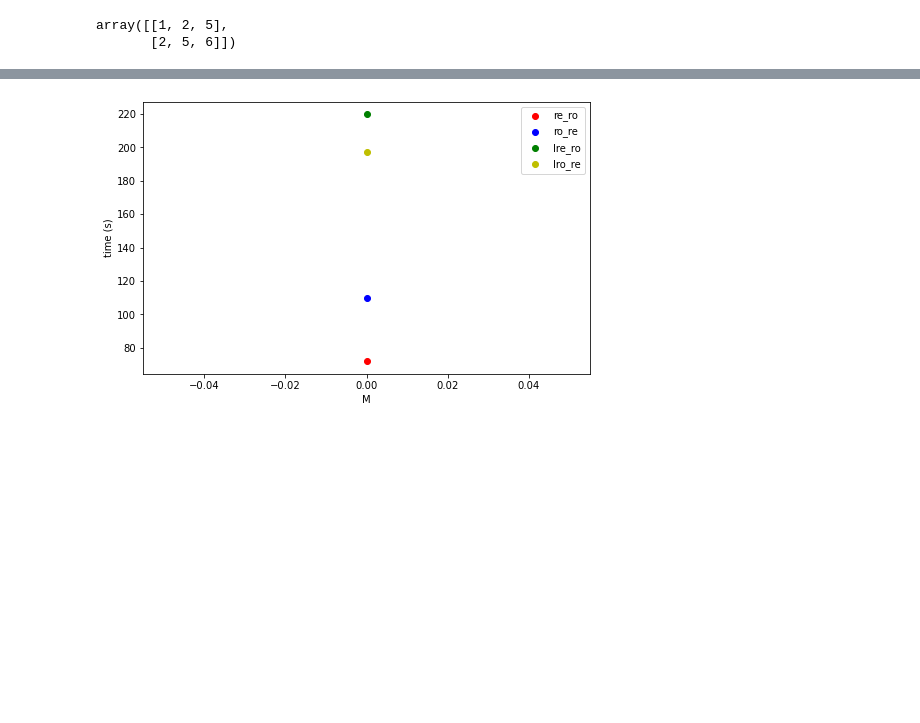
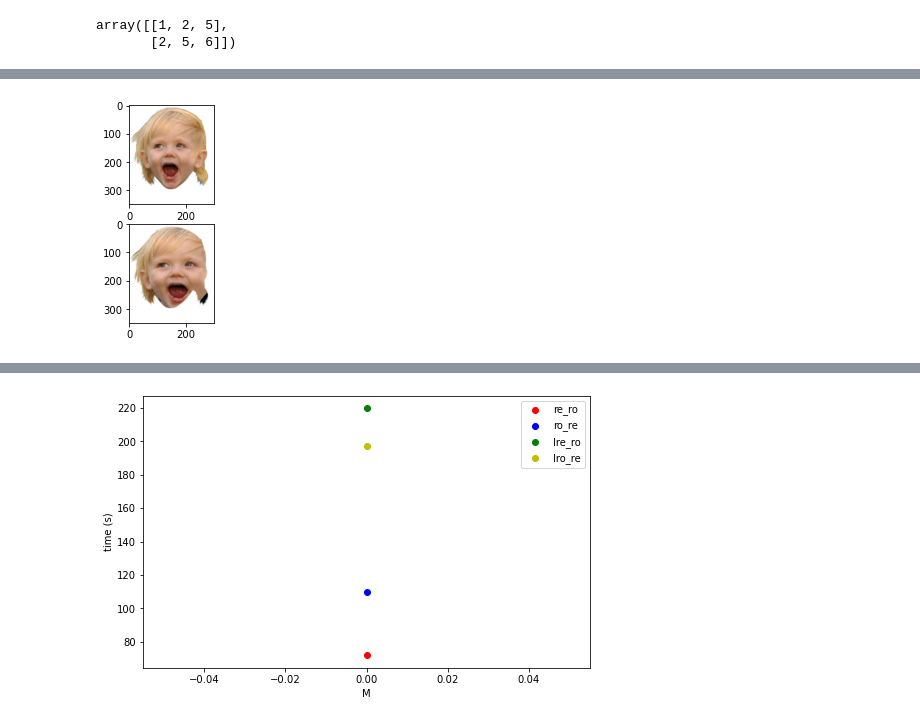
Before and after one commit to NewSciTLH/U-2-Net, a Jupyter notebook: notesdayperday.ipynb, the cells around one changed output, grey strips where cells are left out. Cells and saved outputs as stored; diff of their text form; code cells hidden in the pictures; blank space fills up the shorter version.

```diff
--- a/notesdayperday.ipynb
+++ b/notesdayperday.ipynb
@@ -23,7 +23,7 @@ import utils
 importlib.reload(utils)
 %matplotlib inline
 import matplotlib.pyplot as plt
-
+import pdb
 
 
 
@@ -254,16 +254,6 @@ def tempfunction( k, bucket, crop_name, key,  crop_dict, base_dict):
     #final, crop, boxCoord, angle, center = frame(crop_dict, base_dict)
     final.save(f'/tmp/{key}crop_{k}_temp', 'png')
     return final
-    #upload_blob(bucket, f'/tmp/{key}crop_{k}_temp', crop_name+'_temp')
-    #crop.save(f'/tmp/{key}crop_{k}', 'png')
-    #upload_blob(bucket, f'/tmp/{key}crop_{k}', crop_name)
-    #updateBlobMetadata(bucket, crop_name, boxCoord, angle, center)
-
-    #for i in range(5):
-    #    final = frame(image,  orientation, dx, dy, im_center, dist_im, h_im, w_im, angle, base_left=(115+3*i,160), base_right=(185-3*i,160))
-    #    final.save(f'/tmp/crop_{k}', 'png')
-    #    upload_blob(bucket, f'/tmp/crop_{k}', crop_name+str(i))
-
 
 def expanded_bb( final_points):
     # The function expects the height and width of an image (I called it cropped because
@@ -279,6 +269,20 @@ def expanded_bb( final_points):
     base_center_y = (left_y+right_y)/2
     dist_base = abs(complex(left_x, left_y)-complex(right_x, right_y ) )
     return (int(base_center_x), int(base_center_y) ), dist_base
+
+
+def secrec(file, crop_dict, mask_dict):
+    mask = np.array(mask_dict['image']).copy()
+    crop = np.array(file).copy()
+    borders = lap(crop[:,:,:3])
+    min_bbox = minimum_bounding_box( mask[:,:,3], alpha=0, mode=0) #([y1,x1,y2,x2])#at this moment I also know the center of both images
+    mask_crop = crop_img_from_bbox( mask, min_bbox).copy()
+    l_mask = lap(mask_crop[:,:,:3])*mask_crop[:,:,3]
+    newdict = {'lap_crop':borders,'lap_mask':l_mask}
+    #shapes, filters_ =
+    rec = get_filter_weights( newdict,file, mask_dict, min_bbox)
+    return rec
+
 
 def get_filter_weights(laplacians, file, mask_dict,  min_bbox):
     center = complex(mask_dict['center'][0], mask_dict['center'][1])
@@ -305,26 +309,28 @@ def get_filter_weights(laplacians, file, mask_dict,  min_bbox):
                 res = i
                 rot = a
                 ncenter = new_center
-    print(res, rot)
-    base = np.array(file).copy()
-    proposal = rotate(resize(base[:,:,:3], (h_im+res,h_im+res), anti_aliasing=True)/255, angle= rot/20, center = (ncenter.real, ncenter.imag) )*255
-    #now we need to crop the new center is ncenter, while the old center is center
-    #h_p = proposal.height
-    #w_p = proposal.width
-    dims = proposal.shape
-    h_p = dims[0]
-    w_p = dims[1]
-    x_l = max(0,(center-ncenter).real)
-    x_r = min(300, (center +h_p-ncenter).real)
-    y_l = max(0,(center-ncenter).imag)
-    y_r = min(350, (center +h_p-ncenter).imag)
-    x_pl = (ncenter-(center-x_l)).real
-    x_pr = (ncenter+(x_r-center)).real
-    y_pl = (ncenter-(center-x_l)).imag
-    y_pr = (ncenter+(x_r-center)).imag
-    print(x_l,x_r,y_l,y_r,x_pl,x_pr,y_pl,y_pr)
-    base[x_l:x_r,y_l:y_r,:3] = proposal[x_pl:x_pr,y_pl:y_pr,:]
-    return base
+    print((h_im+res,h_im+res), rot/20)
+
+    Image_base = file.copy()
+    proposal_size = Image_base.resize((h_im+res,h_im+res))
+    proposal_rot = proposal_size.rotate(rot/20, center=(ncenter.real, ncenter.imag))
+    h_p = proposal_rot.height #350
+    w_p = proposal_rot.width  #300
+    x_l = int(max(0,(center-ncenter).real))
+    x_r = int(min(300, (center +h_p-ncenter).real))
+    y_l = int(max(0,(center-ncenter).imag))
+    y_r = int(min(350, (center -ncenter).imag+w_p))
+    x_pl = int((ncenter-(center-x_l)).real)
+    x_pr = int((ncenter+(x_r-center)).real)
+    y_pl = int((ncenter-(center)).imag+y_l)
+    y_pr = int((ncenter+(-center)).imag+y_r)
+
+    base= np.array(Image_base)
+    proposal = np.array(proposal_rot)
+    base[y_l:y_r,  x_l:x_r, :3] = proposal[ y_pl:y_pr, x_pl:x_pr,:3]
+    output = Image.fromarray(base)
+    return output
+
 
 def apply_conv(originL,rot_crop,rot_crop_mask):
     out = cv2.filter2D(originL, -1, rot_cropL, anchor=(0,0))
@@ -339,27 +345,6 @@ def lap(image):
 
 
 
-def secrec(file, crop_dict, mask_dict):
-    mask = np.array(mask_dict['image']).copy()
-    crop = np.array(file).copy()
-
-    borders = lap(crop[:,:,:3])
-
-    min_bbox = minimum_bounding_box( mask[:,:,3], alpha=0, mode=0) #([y1,x1,y2,x2])#at this moment I also know the center of both images
-    mask_crop = crop_img_from_bbox( mask, min_bbox).copy()
-    l_mask = lap(mask_crop[:,:,:3])*mask_crop[:,:,3]
-    newdict = {'lap_crop':borders,'lap_mask':l_mask}
-    #shapes, filters_ =
-    file = get_filter_weights( newdict,file, mask_dict, min_bbox)
-    return file
-    which_cuda = '0'
-    input_tensor = torch.Tensor(l_mask).unsqueeze(0).unsqueeze(0)
-    if self.use_cuda:#adapt
-        input_tensor = input_tensor.cuda(torch.device('cuda:'+ which_cuda))
-        out = conv2d(filters_.cuda(torch.device('cuda:'+ which_cuda)), input_tensor, padding=0).cpu()
-    else:
-        out = conv2d( filters_, input_tensor, padding=0).cpu()
-    print(out.shape)
 
 
 def first_reconciliation(input_image, input_image_m, key, tmp_labels):
@@ -409,7 +394,8 @@ def human_eyes(crop_image_path):
             return 'image corrupted'
         #if human then:
         file, crop_dict, mask_dict  = first_reconciliation(input_image, input_image_m, key, tmp_labels)
-        file_2 =  secrec(file, crop_dict, mask_dict)
+        firststep = file.copy()
+        file_2 =  secrec(firststep, crop_dict, mask_dict)
         return file, file_2
 
 
@@ -423,9 +409,9 @@ if __name__ == "__main__":
     w=10
     h=10
     fig=plt.figure()
-    fig.add_subplot(0,2,1)
+    fig.add_subplot(2,1,1)
     plt.imshow(file)
-    fig.add_subplot(1,2,1)
+    fig.add_subplot(2,1,2)
     plt.imshow(file_2)
     plt.show()
 
@@ -458,0 +444 @@ created temporary directory /tmp/tmpljdjf5dm
+[figure, added]
```
Also changed, not shown: parts of 8 cells of this notebook.
